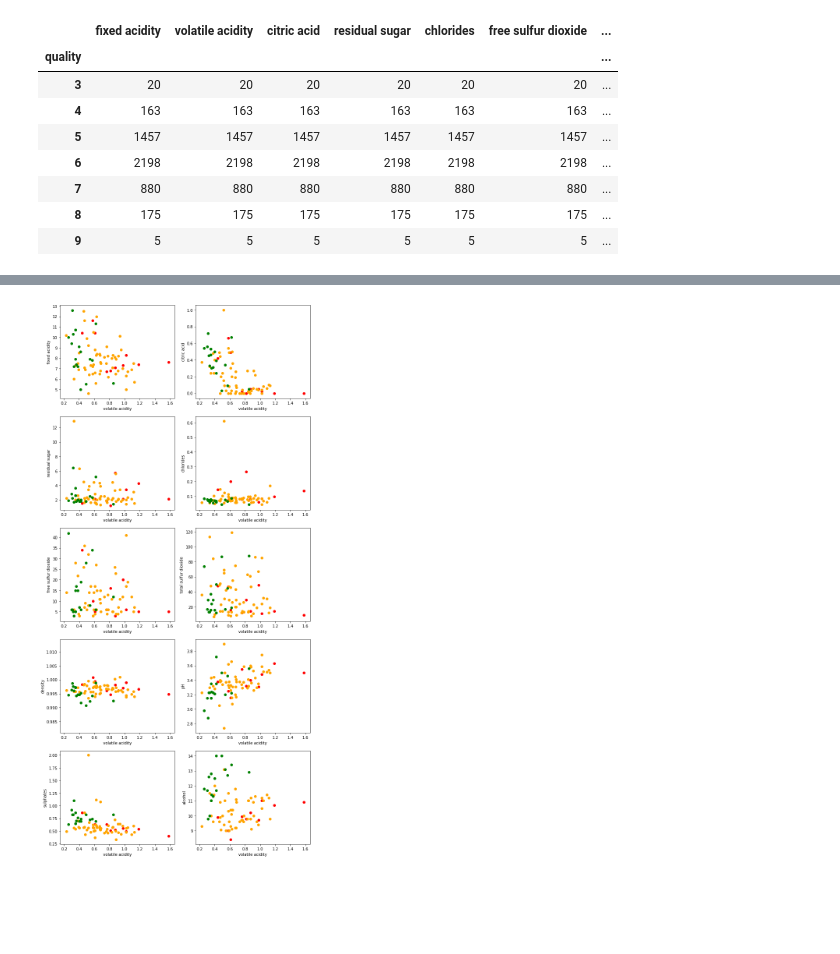
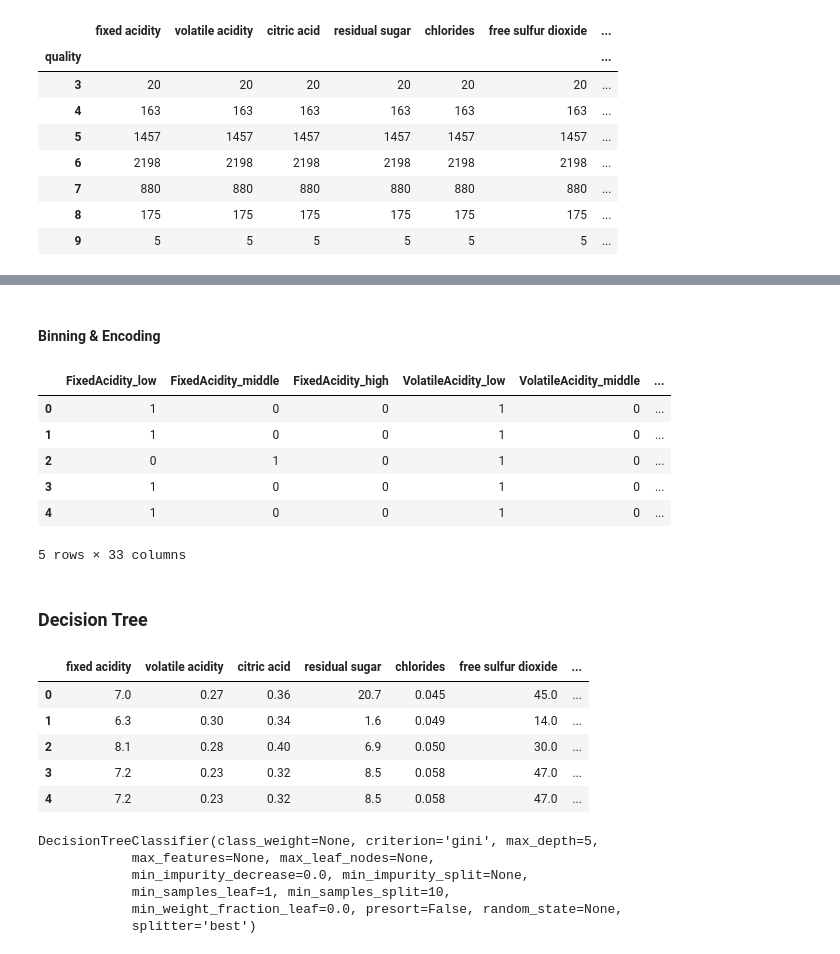
Before and after one commit to GeJulia/wineForTheWin, a Jupyter notebook: Tido.ipynb, the cells around one changed output, grey strips where cells are left out. Saved outputs shown, nothing was run; the diff lists cells and outputs as text; code cells hidden in the pictures; blank space fills up the shorter version.

```diff
--- a/Tido.ipynb
+++ b/Tido.ipynb
@@ -234,29 +121,0 @@ plt.show()
-# %%
-plt.figure(9, (10,20))
-i = 1
-mainColumn = 'volatile acidity'
-for column in white:
-    if (column != 'quality') & (column != 'quality class') & (column != mainColumn):
-        plt.subplot(5,2,i)
-        i += 1
-        plt.tight_layout()
-        plt.xlabel(mainColumn)
-        plt.ylabel(column)
-        for name, group in white.groupby('quality'):
-            if name == 3:
-                color = 'red'
-            elif name == 4:
-                color = 'orange'
-            elif name == 5:
-                color = 'goldenrod'
-            elif name == 6:
-                color = 'yellow'
-            elif name == 7:
-                color = 'yellowgreen'
-            else:
-                color = 'green'
-            if (name not in range(5,8)):
-                plt.scatter(group[mainColumn], group[column], c=color, label=name)
-plt.show()
-# %% [output]
-[figure, removed]
@@ -262,0 +126,51 @@ plt.show()
+# %% [markdown]
+#### Binning & Encoding
+# %%
+numBins = 3
+standardLabel = ['low', 'middle','high']
+white_binned = pd.DataFrame(dict(
+    FixedAcidity = pd.cut(white['fixed acidity'], bins=numBins, labels=standardLabel),
+    VolatileAcidity = pd.cut(white['volatile acidity'], bins=numBins, labels=standardLabel),
+    CitricAcid = pd.cut(white['citric acid'], bins=numBins, labels=standardLabel),
+    ResidualSugar = pd.cut(white['residual sugar'], bins=numBins, labels=standardLabel),
+    Chlorides = pd.cut(white['chlorides'], bins=numBins, labels=standardLabel),
+    FreeSulfurDioxide = pd.cut(white['free sulfur dioxide'], bins=numBins, labels=standardLabel),
+    TotalSulfurDioxide = pd.cut(white['total sulfur dioxide'], bins=numBins, labels=standardLabel),
+    Density = pd.cut(white['density'], bins=numBins, labels=standardLabel),
+    pH = pd.cut(white['pH'], bins=numBins, labels=standardLabel),
+    Sulphates = pd.cut(white['sulphates'], bins=numBins, labels=standardLabel),
+    Alcohol = pd.cut(white['alcohol'], bins=numBins, labels=standardLabel),
+    ))
+white_binned_and_encoded = pd.get_dummies(white_binned)
+# %%
+white_binned_and_encoded.head()
+# %% [output]
+|  | FixedAcidity_low | FixedAcidity_middle | FixedAcidity_high | VolatileAcidity_low | VolatileAcidity_middle | ... |
+| 0 | 1 | 0 | 0 | 1 | 0 | ... |
+| 1 | 1 | 0 | 0 | 1 | 0 | ... |
+| 2 | 0 | 1 | 0 | 1 | 0 | ... |
+| 3 | 1 | 0 | 0 | 1 | 0 | ... |
+| 4 | 1 | 0 | 0 | 1 | 0 | ... |
+5 rows × 33 columns
+# %% [markdown]
+### Decision Tree
+# %%
+white_data = white.drop(['quality', 'quality class'], axis = 1)
+white_data.head()
+# %% [output]
+|  | fixed acidity | volatile acidity | citric acid | residual sugar | chlorides | free sulfur dioxide | ... |
+| 0 | 7.0 | 0.27 | 0.36 | 20.7 | 0.045 | 45.0 | ... |
+| 1 | 6.3 | 0.30 | 0.34 | 1.6 | 0.049 | 14.0 | ... |
+| 2 | 8.1 | 0.28 | 0.40 | 6.9 | 0.050 | 30.0 | ... |
+| 3 | 7.2 | 0.23 | 0.32 | 8.5 | 0.058 | 47.0 | ... |
+| 4 | 7.2 | 0.23 | 0.32 | 8.5 | 0.058 | 47.0 | ... |
+# %%
+decision_tree = tree.DecisionTreeClassifier(max_depth=5, min_samples_split=10)
+decision_tree.fit(white_data, white['quality class'])
+# %% [output]
+DecisionTreeClassifier(class_weight=None, criterion='gini', max_depth=5,
+            max_features=None, max_leaf_nodes=None,
+            min_impurity_decrease=0.0, min_impurity_split=None,
+            min_samples_leaf=1, min_samples_split=10,
+            min_weight_fraction_leaf=0.0, presort=False, random_state=None,
+            splitter='best')
```
Also changed, not shown: parts of 60 cells of this notebook, 1 other file.
